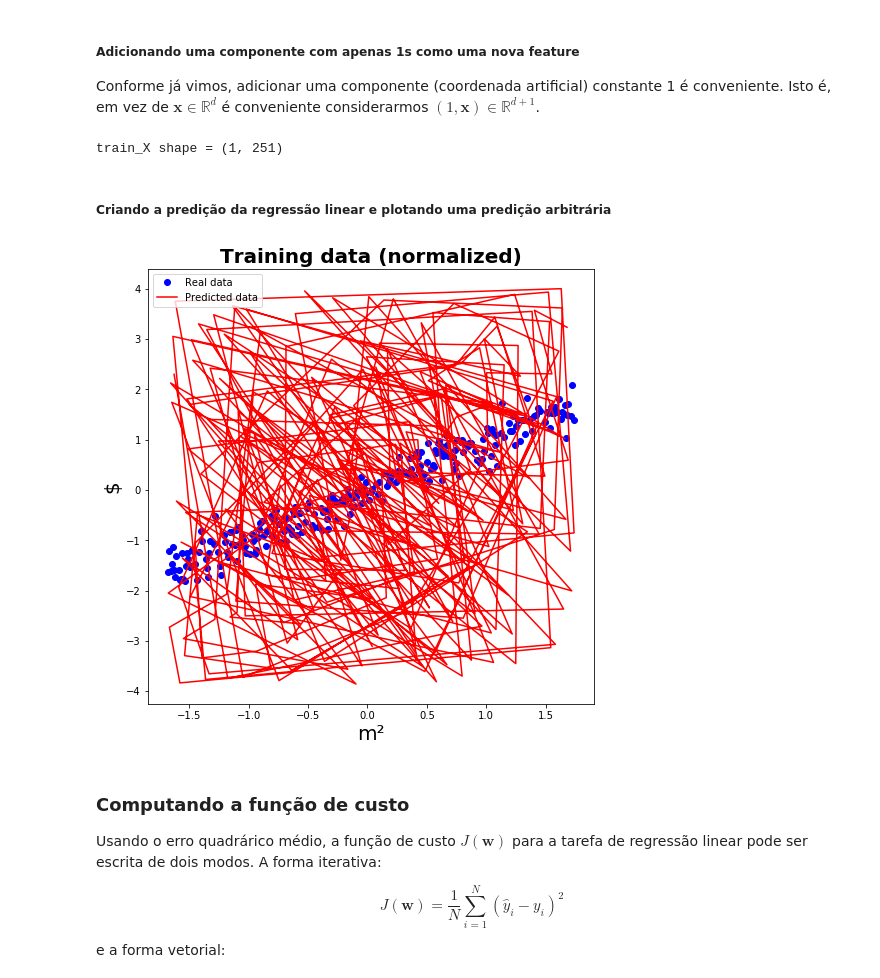
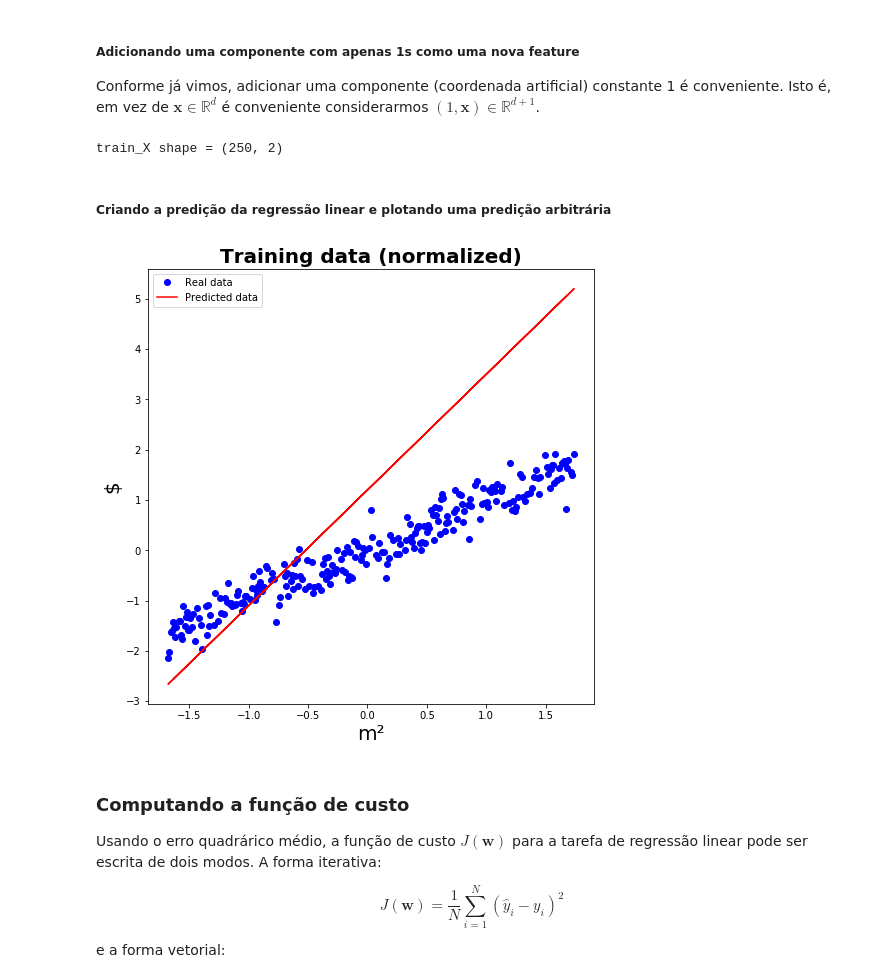
Before and after one commit to antfobe/ime, a Jupyter notebook: eps/mac5832_linreg/regressao_linear2.ipynb, the cells around one changed output. Drawn from its saved outputs; the diff is of its cells as text; code cells hidden in the pictures.

```diff
--- a/eps/mac5832_linreg/regressao_linear2.ipynb
+++ b/eps/mac5832_linreg/regressao_linear2.ipynb
@@ -131,7 +131,7 @@ def standardize(X):
     :return: standardized array
     :rtype: np.ndarray(shape=(N, d))
     """
-    X_out = (X.transpose() - np.mean(X))/np.std(X);
+    X_out = (X - np.mean(X))/np.std(X);
     # YOUR CODE HERE:
     # raise NotImplementedError
     # END YOUR CODE
@@ -191,8 +191,8 @@ try:
                                                              ystd,
                                                              ymax,
                                                              ymin))
-    plot_points_regression(train_X_norm[0],
-                           train_y_norm[0],
+    plot_points_regression(train_X_norm,
+                           train_y_norm,
                            title='Training data (normalized)',
                            xlabel="m\u00b2",
                            ylabel='$')
@@ -239,39 +239,38 @@ try:
 except NameError:
     print("Falta fazer!")
 # %% [output]
-train_X shape = (1, 251)
+train_X shape = (250, 2)
 # %% [markdown]
 #####  Criando a predição da regressão linear e plotando uma predição arbitrária
 # %%
 def linear_regression_prediction(X, w):
     """
     Calculates the linear regression prediction.
 
     :param X: design matrix
     :type X: np.ndarray(shape=(N, d))
     :param w: weights
     :type w: np.array(shape=(d, 1))
     :return: prediction
     :rtype: np.array(shape=(N, 1))
     """
-    #print (np.dot(w,X)[0])
-    return np.dot(w,X)#X.dot(w)
+    return np.dot(X,w)
 
 try:
     w = np.array([[1.2], [2.3]])
-    prediction = linear_regression_prediction(train_X_1, w)[1][:250]
+    prediction = linear_regression_prediction(train_X_1, w)
 
-    plot_points_regression(train_X_norm[0],
-                           train_y_norm[0],
+    plot_points_regression(train_X_norm,
+                           train_y_norm,
                            title='Training data (normalized)',
                            xlabel="m\u00b2",
                            ylabel='$',
                            prediction=prediction,
                            legend=True)
 except NameError:
     print("Falta fazer!")
 # %% [output]
-[figure, old version]
+[figure, new version]
 # %% [markdown]
 ### Computando a função de custo
 
```
Also changed, not shown: parts of 5 cells of this notebook.
